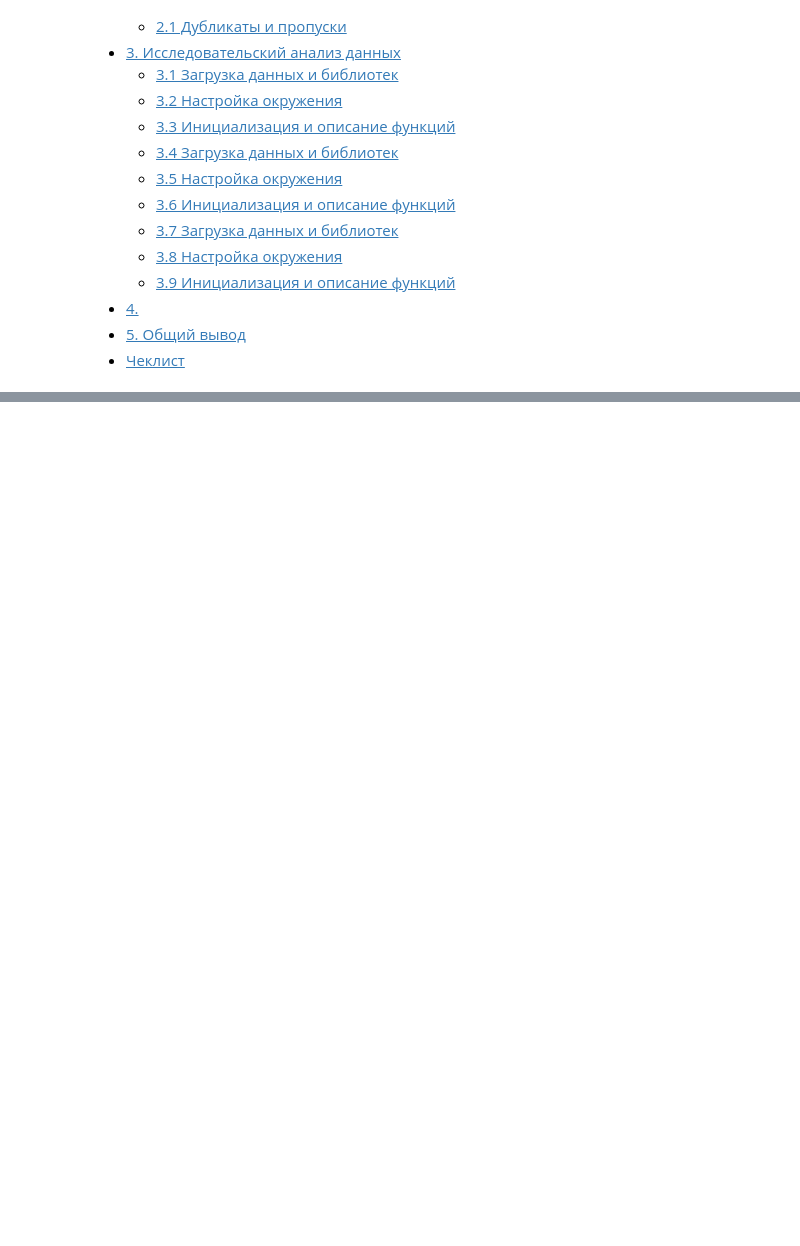
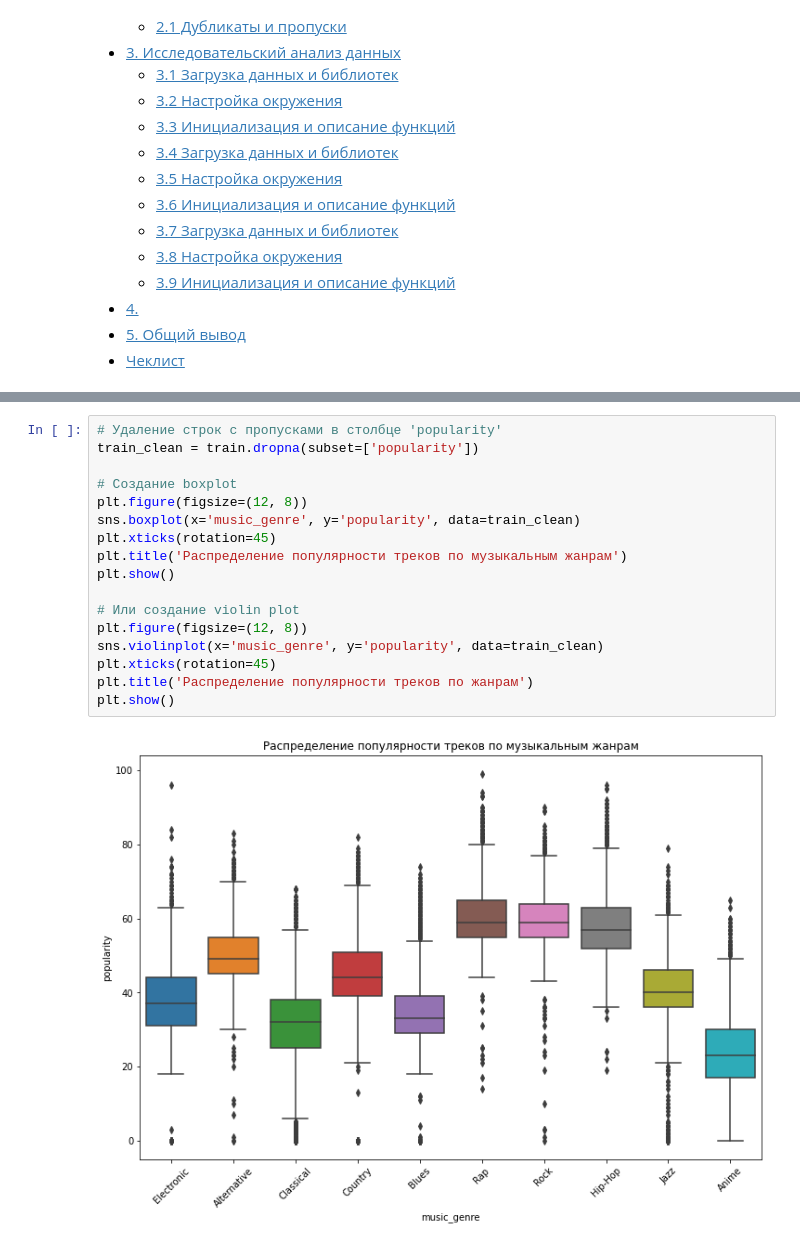
Before and after one commit to EPrutskoy/Kaggle_music_genre_prediction, a Jupyter notebook: music_model_notebook.ipynb, the cells around one changed output, grey strips where cells are left out. Saved outputs shown, nothing was run; the diff lists cells and outputs as text; blank space fills up the shorter version.

```diff
--- a/music_model_notebook.ipynb
+++ b/music_model_notebook.ipynb
@@ -57,0 +160,19 @@ display(test.head(10))
+# %%
+# Удаление строк с пропусками в столбце 'popularity'
+train_clean = train.dropna(subset=['popularity'])
+
+# Создание boxplot
+plt.figure(figsize=(12, 8))
+sns.boxplot(x='music_genre', y='popularity', data=train_clean)
+plt.xticks(rotation=45)
+plt.title('Распределение популярности треков по музыкальным жанрам')
+plt.show()
+
+# Или создание violin plot
+plt.figure(figsize=(12, 8))
+sns.violinplot(x='music_genre', y='popularity', data=train_clean)
+plt.xticks(rotation=45)
+plt.title('Распределение популярности треков по жанрам')
+plt.show()
+# %% [output]
+[figure, added]
```
Also changed, not shown: parts of 18 cells of this notebook.
